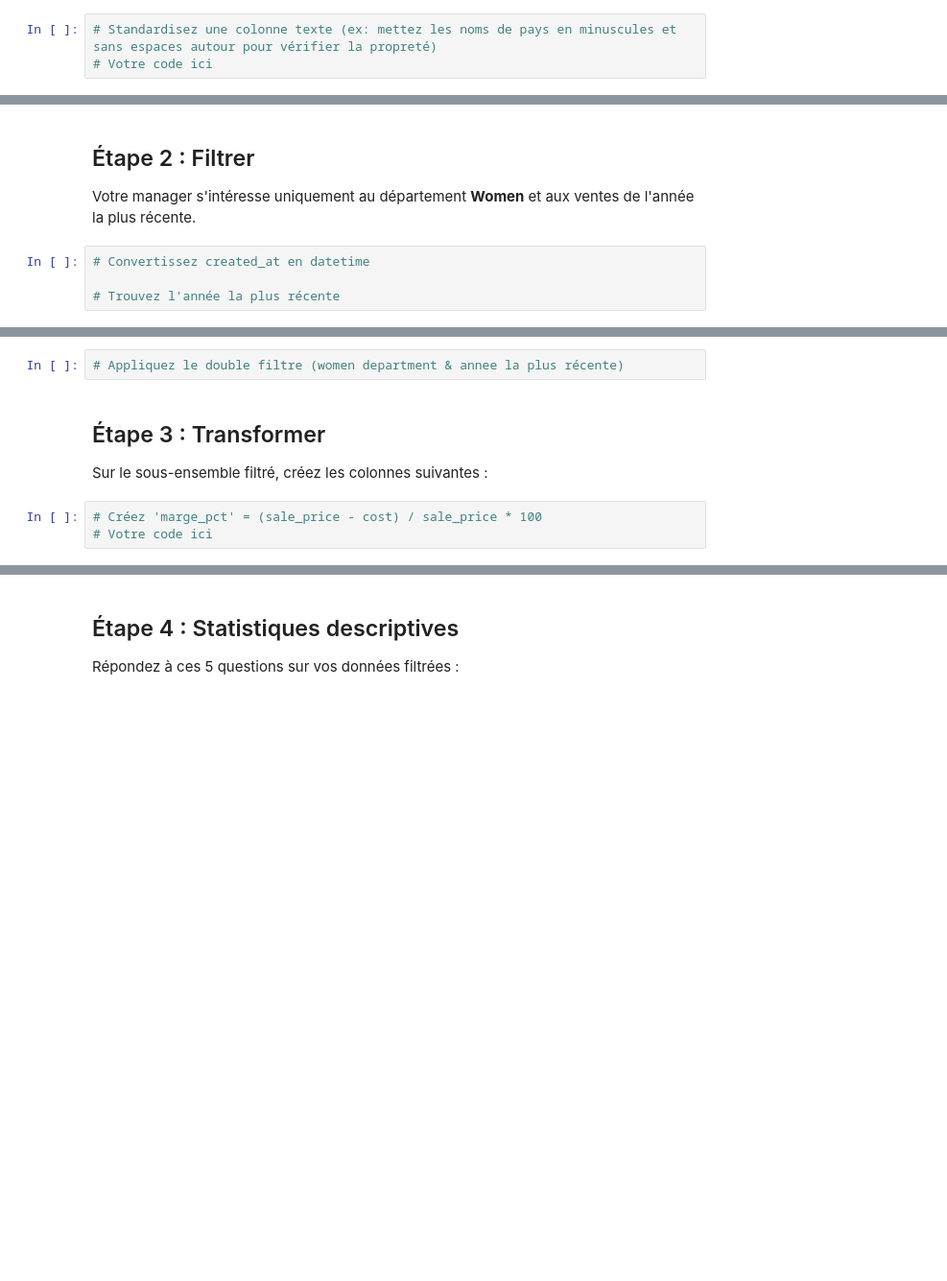
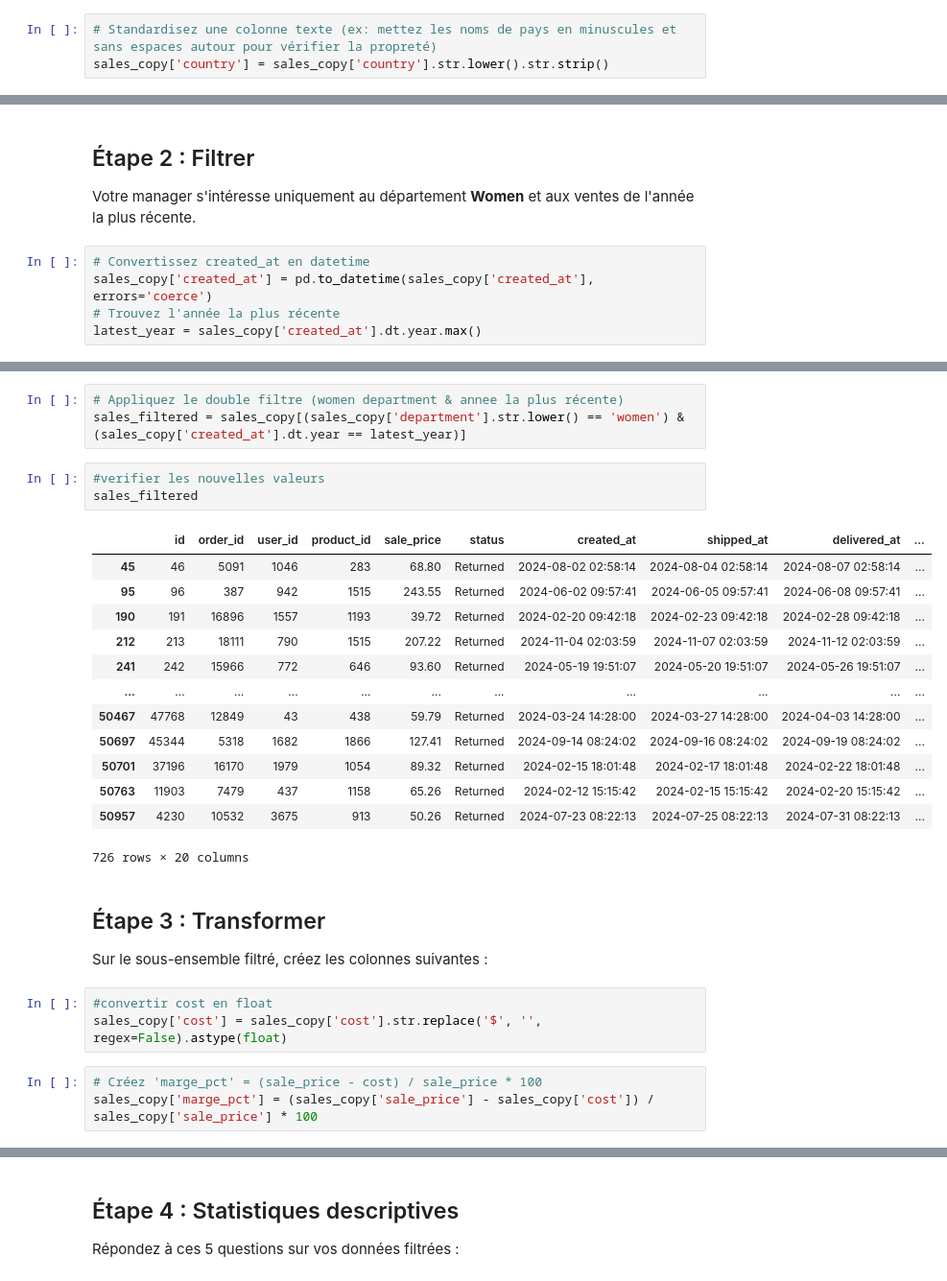
Before and after one commit to Dyls00/cours_lasalle, a Jupyter notebook: data_manipulation/02_notebooks/05_exercice_integrateur.ipynb, the cells around one changed output, grey strips where cells are left out. Shown at 96% size. Drawn from its saved outputs; the diff is of its cells as text; blank space fills up the shorter version.

```diff
--- a/data_manipulation/02_notebooks/05_exercice_integrateur.ipynb
+++ b/data_manipulation/02_notebooks/05_exercice_integrateur.ipynb
@@ -36,3 +142,3 @@ Votre exploration a révélé des problèmes. Avant de faire des statistiques, i
 # %%
 # Standardisez une colonne texte (ex: mettez les noms de pays en minuscules et sans espaces autour pour vérifier la propreté)
-# Votre code ici
+sales_copy['country'] = sales_copy['country'].str.lower().str.strip()
@@ -41,5 +160,6 @@ Votre exploration a révélé des problèmes. Avant de faire des statistiques, i
 Votre manager s'intéresse uniquement au département **Women** et aux ventes de l'année la plus récente.
 # %%
 # Convertissez created_at en datetime
-
+sales_copy['created_at'] = pd.to_datetime(sales_copy['created_at'], errors='coerce')
 # Trouvez l'année la plus récente
+latest_year = sales_copy['created_at'].dt.year.max()
@@ -46,10 +187,31 @@ Votre manager s'intéresse uniquement au département **Women** et aux ventes de
 # %%
 # Appliquez le double filtre (women department & annee la plus récente)
+sales_filtered = sales_copy[(sales_copy['department'].str.lower() == 'women') & (sales_copy['created_at'].dt.year == latest_year)]
+# %%
+#verifier les nouvelles valeurs
+sales_filtered
+# %% [output]
+|  | id | order_id | user_id | product_id | sale_price | status | created_at | shipped_at | delivered_at | ... |
+| 45 | 46 | 5091 | 1046 | 283 | 68.80 | Returned | 2024-08-02 02:58:14 | 2024-08-04 02:58:14 | 2024-08-07 02:58:14 | ... |
+| 95 | 96 | 387 | 942 | 1515 | 243.55 | Returned | 2024-06-02 09:57:41 | 2024-06-05 09:57:41 | 2024-06-08 09:57:41 | ... |
+| 190 | 191 | 16896 | 1557 | 1193 | 39.72 | Returned | 2024-02-20 09:42:18 | 2024-02-23 09:42:18 | 2024-02-28 09:42:18 | ... |
+| 212 | 213 | 18111 | 790 | 1515 | 207.22 | Returned | 2024-11-04 02:03:59 | 2024-11-07 02:03:59 | 2024-11-12 02:03:59 | ... |
+| 241 | 242 | 15966 | 772 | 646 | 93.60 | Returned | 2024-05-19 19:51:07 | 2024-05-20 19:51:07 | 2024-05-26 19:51:07 | ... |
+| ... | ... | ... | ... | ... | ... | ... | ... | ... | ... | ... |
+| 50467 | 47768 | 12849 | 43 | 438 | 59.79 | Returned | 2024-03-24 14:28:00 | 2024-03-27 14:28:00 | 2024-04-03 14:28:00 | ... |
+| 50697 | 45344 | 5318 | 1682 | 1866 | 127.41 | Returned | 2024-09-14 08:24:02 | 2024-09-16 08:24:02 | 2024-09-19 08:24:02 | ... |
+| 50701 | 37196 | 16170 | 1979 | 1054 | 89.32 | Returned | 2024-02-15 18:01:48 | 2024-02-17 18:01:48 | 2024-02-22 18:01:48 | ... |
+| 50763 | 11903 | 7479 | 437 | 1158 | 65.26 | Returned | 2024-02-12 15:15:42 | 2024-02-15 15:15:42 | 2024-02-20 15:15:42 | ... |
+| 50957 | 4230 | 10532 | 3675 | 913 | 50.26 | Returned | 2024-07-23 08:22:13 | 2024-07-25 08:22:13 | 2024-07-31 08:22:13 | ... |
+726 rows × 20 columns
 # %% [markdown]
 ## Étape 3 : Transformer
 Sur le sous-ensemble filtré, créez les colonnes suivantes :
+# %%
+#convertir cost en float
+sales_copy['cost'] = sales_copy['cost'].str.replace('$', '', regex=False).astype(float)
 # %%
 # Créez 'marge_pct' = (sale_price - cost) / sale_price * 100
-# Votre code ici
+sales_copy['marge_pct'] = (sales_copy['sale_price'] - sales_copy['cost']) / sales_copy['sale_price'] * 100
 # %%
 # Extrayez le mois de created_at dans une colonne 'mois'
```
Also changed, not shown: parts of 22 cells of this notebook, 3 other files.
